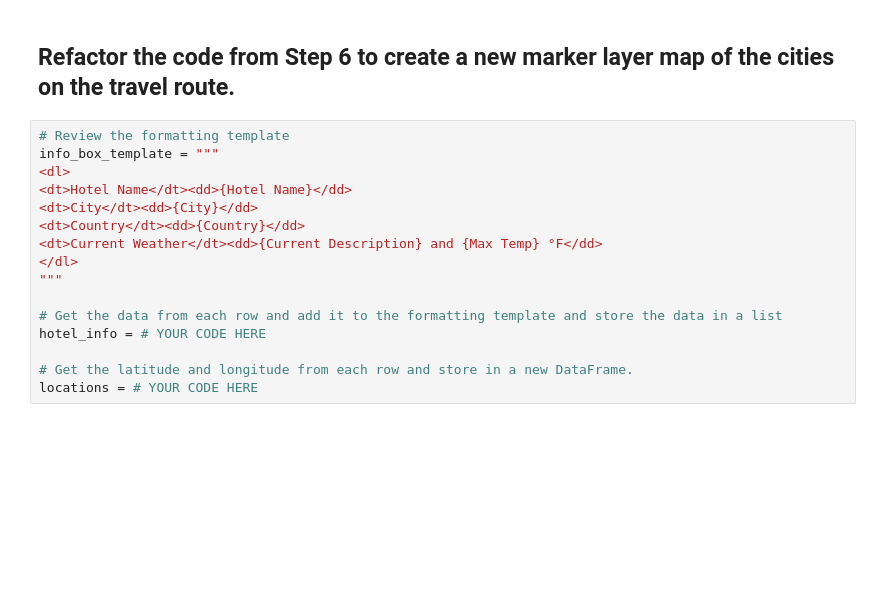
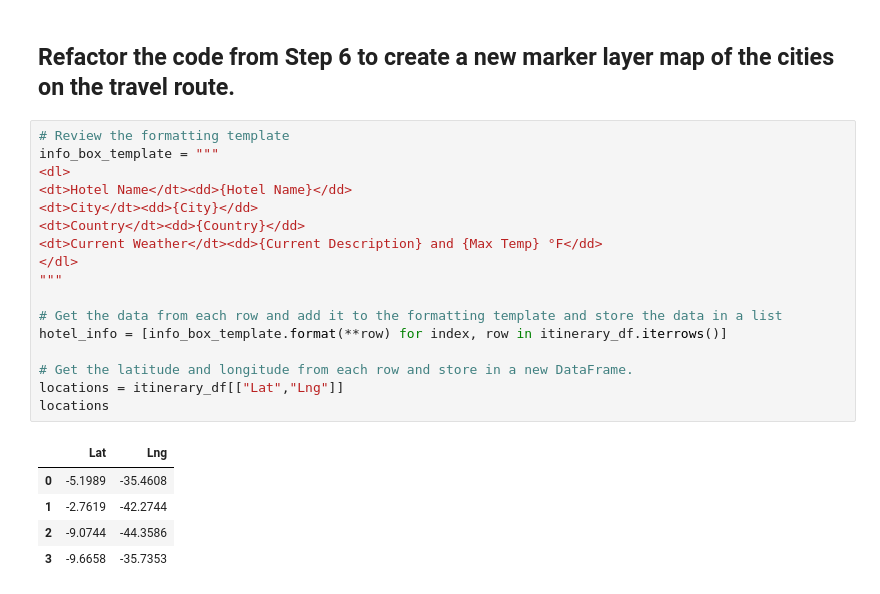
Before and after one commit to sofiwolfes/WeatherPy, a Jupyter notebook: Weather_Database/Vacation_Itinerary/Vacation_Itinerary.ipynb, the cells around one changed output. Cells and saved outputs as stored; diff of their text form; blank space fills up the shorter version.

```diff
--- a/Weather_Database/Vacation_Itinerary/Vacation_Itinerary.ipynb
+++ b/Weather_Database/Vacation_Itinerary/Vacation_Itinerary.ipynb
@@ -157,18 +160,25 @@ itinerary_df
 # %%
 # Review the formatting template
 info_box_template = """
 <dl>
 <dt>Hotel Name</dt><dd>{Hotel Name}</dd>
 <dt>City</dt><dd>{City}</dd>
 <dt>Country</dt><dd>{Country}</dd>
 <dt>Current Weather</dt><dd>{Current Description} and {Max Temp} °F</dd>
 </dl>
 """
 
 # Get the data from each row and add it to the formatting template and store the data in a list
-hotel_info = # YOUR CODE HERE
+hotel_info = [info_box_template.format(**row) for index, row in itinerary_df.iterrows()]
 
 # Get the latitude and longitude from each row and store in a new DataFrame.
-locations = # YOUR CODE HERE
+locations = itinerary_df[["Lat","Lng"]]
+locations
+# %% [output]
+|  | Lat | Lng |
+| 0 | -5.1989 | -35.4608 |
+| 1 | -2.7619 | -42.2744 |
+| 2 | -9.0744 | -44.3586 |
+| 3 | -9.6658 | -35.7353 |
 # %%
 # Add a marker layer for each city to the map.
```
Also changed, not shown: parts of 4 cells of this notebook, 5 other files.
